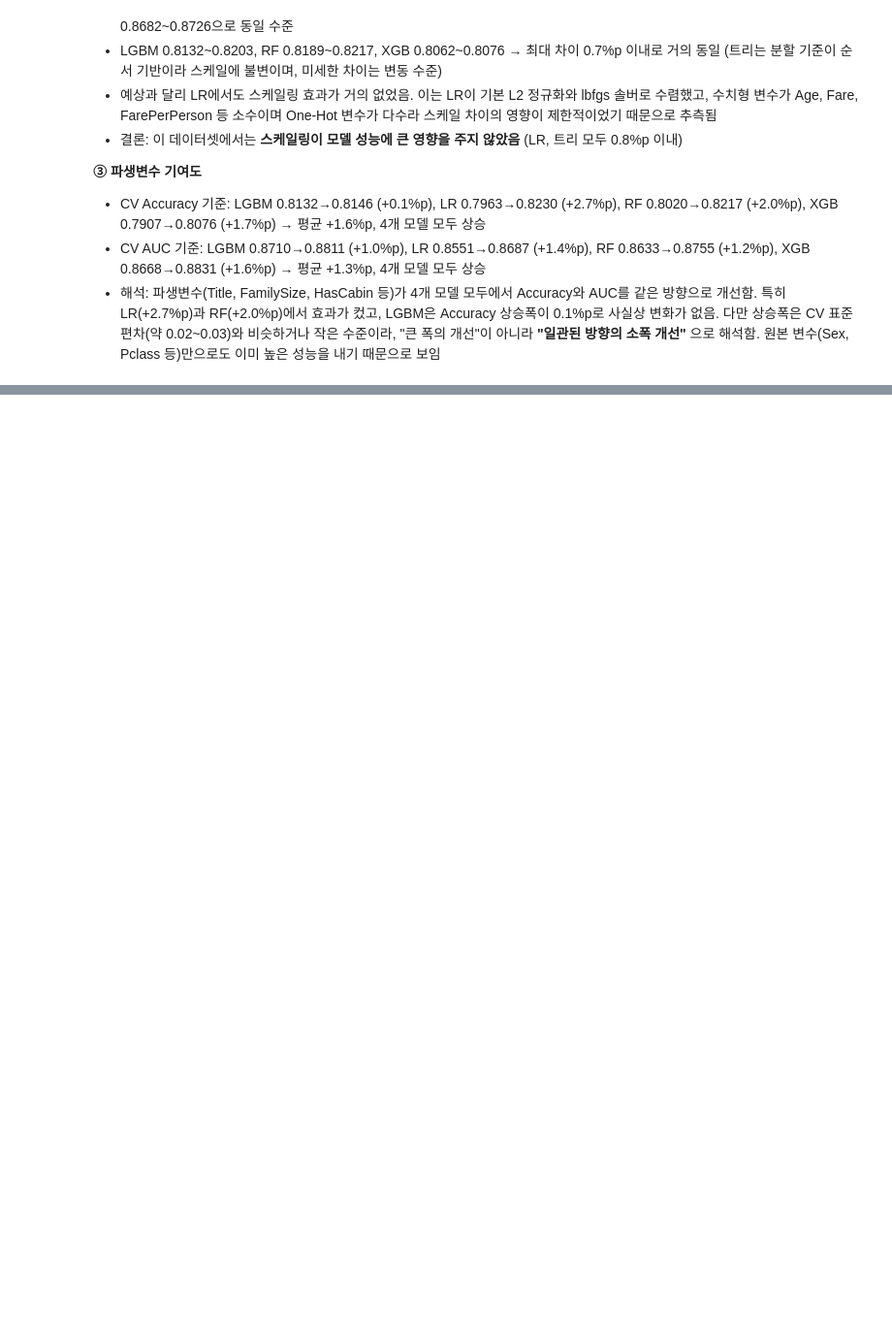
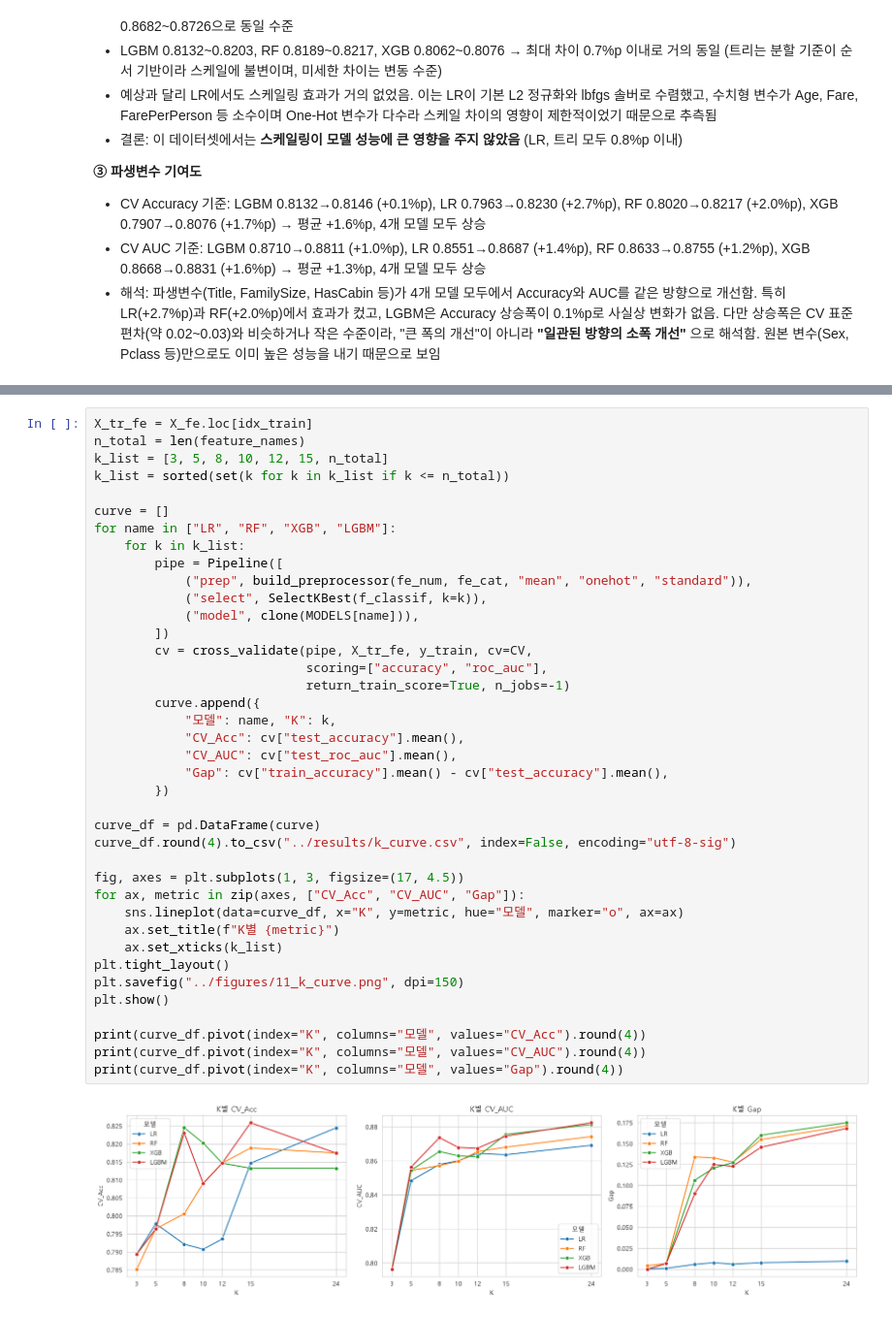
Before and after one commit to pckdou/Titanic, a Jupyter notebook: notebooks/titanic_fe.ipynb, the cells around one changed output, grey strips where cells are left out. Shown at 97% size. Drawn from its saved outputs; the diff is of its cells as text; blank space fills up the shorter version.

Commit message:
feat: STEP04 변수 선택 (RF 중요도, SelectKBest, 최적 K, FS 전후 비교)

```diff
--- a/notebooks/titanic_fe.ipynb
+++ b/notebooks/titanic_fe.ipynb
@@ -560,0 +676,41 @@ FE:있음  0.8811  0.8687  0.8755  0.8831
+# %%
+X_tr_fe = X_fe.loc[idx_train]
+n_total = len(feature_names)
+k_list = [3, 5, 8, 10, 12, 15, n_total]
+k_list = sorted(set(k for k in k_list if k <= n_total))
+
+curve = []
+for name in ["LR", "RF", "XGB", "LGBM"]:
+    for k in k_list:
+        pipe = Pipeline([
+            ("prep", build_preprocessor(fe_num, fe_cat, "mean", "onehot", "standard")),
+            ("select", SelectKBest(f_classif, k=k)),
+            ("model", clone(MODELS[name])),
+        ])
+        cv = cross_validate(pipe, X_tr_fe, y_train, cv=CV,
+                            scoring=["accuracy", "roc_auc"],
+                            return_train_score=True, n_jobs=-1)
+        curve.append({
+            "모델": name, "K": k,
+            "CV_Acc": cv["test_accuracy"].mean(),
+            "CV_AUC": cv["test_roc_auc"].mean(),
+            "Gap": cv["train_accuracy"].mean() - cv["test_accuracy"].mean(),
+        })
+
+curve_df = pd.DataFrame(curve)
+curve_df.round(4).to_csv("../results/k_curve.csv", index=False, encoding="utf-8-sig")
+
+fig, axes = plt.subplots(1, 3, figsize=(17, 4.5))
+for ax, metric in zip(axes, ["CV_Acc", "CV_AUC", "Gap"]):
+    sns.lineplot(data=curve_df, x="K", y=metric, hue="모델", marker="o", ax=ax)
+    ax.set_title(f"K별 {metric}")
+    ax.set_xticks(k_list)
+plt.tight_layout()
+plt.savefig("../figures/11_k_curve.png", dpi=150)
+plt.show()
+
+print(curve_df.pivot(index="K", columns="모델", values="CV_Acc").round(4))
+print(curve_df.pivot(index="K", columns="모델", values="CV_AUC").round(4))
+print(curve_df.pivot(index="K", columns="모델", values="Gap").round(4))
+# %% [output]
+[figure, added]
```
Also changed, not shown: parts of 18 cells of this notebook, 13 other files.
